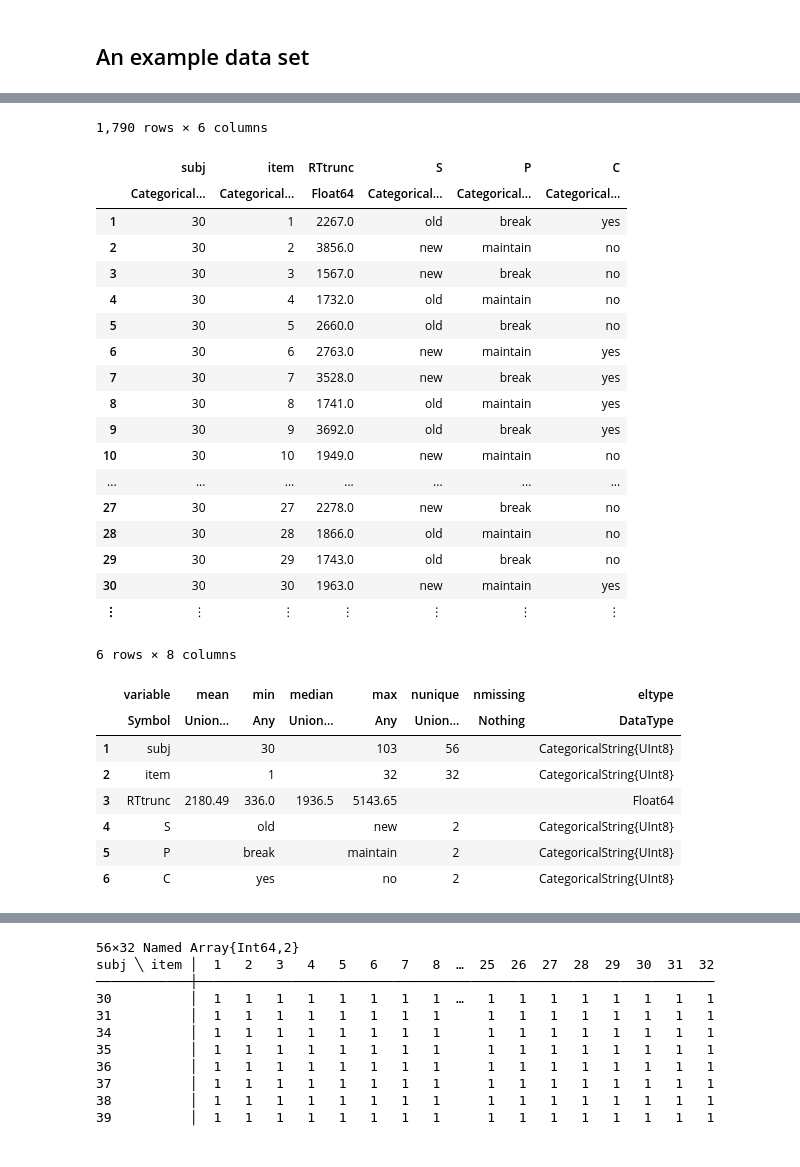
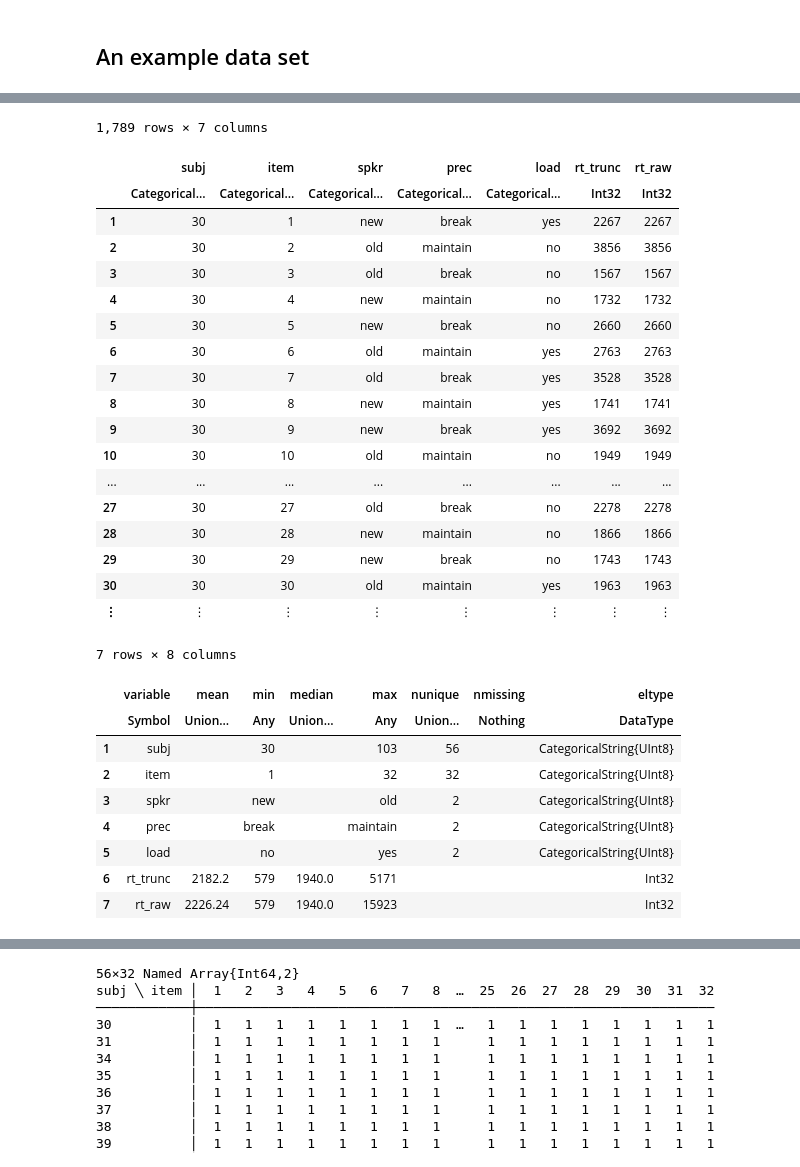
Before and after one commit to dmbates/JuliaWorkshop, a Jupyter notebook: Complexity.ipynb, the cells around one changed output, grey strips where cells are left out. Drawn from its saved outputs; the diff is of its cells as text; code cells hidden in the pictures.

Commit message:
Use data from Dale Barr's repository

```diff
--- a/Complexity.ipynb
+++ b/Complexity.ipynb
@@ -26,36 +18,37 @@ using Gadfly
 ┌ Info: Loading DataFrames support into Gadfly.jl
 └ @ Gadfly /home/bates/.julia/packages/Gadfly/09PWZ/src/mapping.jl:228
 # %%
-kb07 = load("kb07.rds")
+kb07 = load("../kronmueller-barr-2007/kb07_exp2_rt.rds")
 # %% [output]
-1,790 rows × 6 columns
+1,789 rows × 7 columns
-|  | subj | item | RTtrunc | S | P | C |
-|  | Categorical… | Categorical… | Float64 | Categorical… | Categorical… | Categorical… |
-| 1 | 30 | 1 | 2267.0 | old | break | yes |
-| 2 | 30 | 2 | 3856.0 | new | maintain | no |
-| 3 | 30 | 3 | 1567.0 | new | break | no |
-| 4 | 30 | 4 | 1732.0 | old | maintain | no |
-| 5 | 30 | 5 | 2660.0 | old | break | no |
-| 6 | 30 | 6 | 2763.0 | new | maintain | yes |
-| 7 | 30 | 7 | 3528.0 | new | break | yes |
-| 8 | 30 | 8 | 1741.0 | old | maintain | yes |
-| 9 | 30 | 9 | 3692.0 | old | break | yes |
-| 10 | 30 | 10 | 1949.0 | new | maintain | no |
-| ... | ... | ... | ... | ... | ... | ... |
-| 27 | 30 | 27 | 2278.0 | new | break | no |
-| 28 | 30 | 28 | 1866.0 | old | maintain | no |
-| 29 | 30 | 29 | 1743.0 | old | break | no |
-| 30 | 30 | 30 | 1963.0 | new | maintain | yes |
-| ⋮ | ⋮ | ⋮ | ⋮ | ⋮ | ⋮ | ⋮ |
+|  | subj | item | spkr | prec | load | rt_trunc | rt_raw |
+|  | Categorical… | Categorical… | Categorical… | Categorical… | Categorical… | Int32 | Int32 |
+| 1 | 30 | 1 | new | break | yes | 2267 | 2267 |
+| 2 | 30 | 2 | old | maintain | no | 3856 | 3856 |
+| 3 | 30 | 3 | old | break | no | 1567 | 1567 |
+| 4 | 30 | 4 | new | maintain | no | 1732 | 1732 |
+| 5 | 30 | 5 | new | break | no | 2660 | 2660 |
+| 6 | 30 | 6 | old | maintain | yes | 2763 | 2763 |
+| 7 | 30 | 7 | old | break | yes | 3528 | 3528 |
+| 8 | 30 | 8 | new | maintain | yes | 1741 | 1741 |
+| 9 | 30 | 9 | new | break | yes | 3692 | 3692 |
+| 10 | 30 | 10 | old | maintain | no | 1949 | 1949 |
+| ... | ... | ... | ... | ... | ... | ... | ... |
+| 27 | 30 | 27 | old | break | no | 2278 | 2278 |
+| 28 | 30 | 28 | new | maintain | no | 1866 | 1866 |
+| 29 | 30 | 29 | new | break | no | 1743 | 1743 |
+| 30 | 30 | 30 | old | maintain | yes | 1963 | 1963 |
+| ⋮ | ⋮ | ⋮ | ⋮ | ⋮ | ⋮ | ⋮ | ⋮ |
 # %%
 describe(kb07)
 # %% [output]
-6 rows × 8 columns
+7 rows × 8 columns
 |  | variable | mean | min | median | max | nunique | nmissing | eltype |
 |  | Symbol | Union… | Any | Union… | Any | Union… | Nothing | DataType |
 | 1 | subj |  | 30 |  | 103 | 56 |  | CategoricalString{UInt8} |
 | 2 | item |  | 1 |  | 32 | 32 |  | CategoricalString{UInt8} |
-| 3 | RTtrunc | 2180.49 | 336.0 | 1936.5 | 5143.65 |  |  | Float64 |
-| 4 | S |  | old |  | new | 2 |  | CategoricalString{UInt8} |
-| 5 | P |  | break |  | maintain | 2 |  | CategoricalString{UInt8} |
-| 6 | C |  | yes |  | no | 2 |  | CategoricalString{UInt8} |
+| 3 | spkr |  | new |  | old | 2 |  | CategoricalString{UInt8} |
+| 4 | prec |  | break |  | maintain | 2 |  | CategoricalString{UInt8} |
+| 5 | load |  | no |  | yes | 2 |  | CategoricalString{UInt8} |
+| 6 | rt_trunc | 2182.2 | 579 | 1940.0 | 5171 |  |  | Int32 |
+| 7 | rt_raw | 2226.24 | 579 | 1940.0 | 15923 |  |  | Int32 |
```
Also changed, not shown: parts of 59 cells of this notebook.
